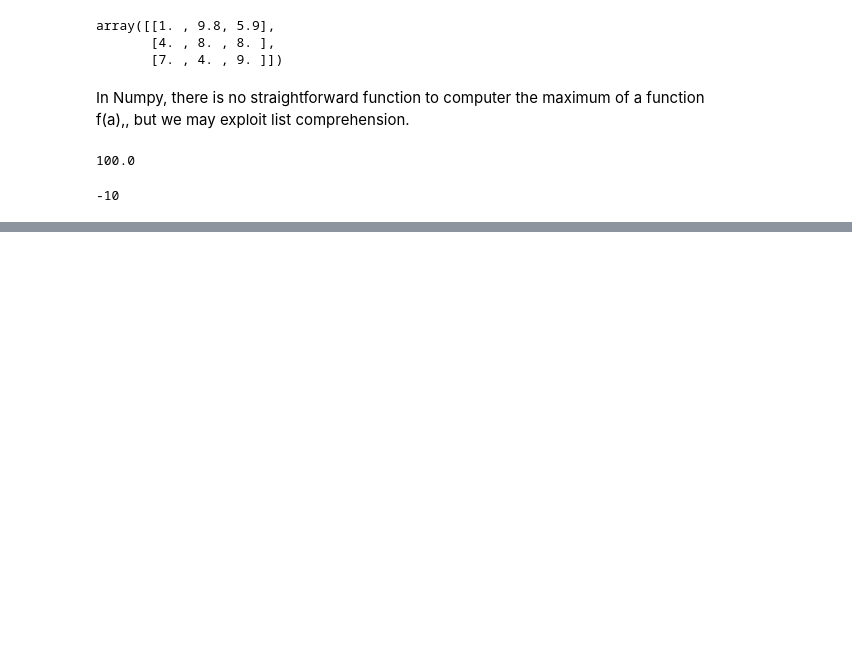
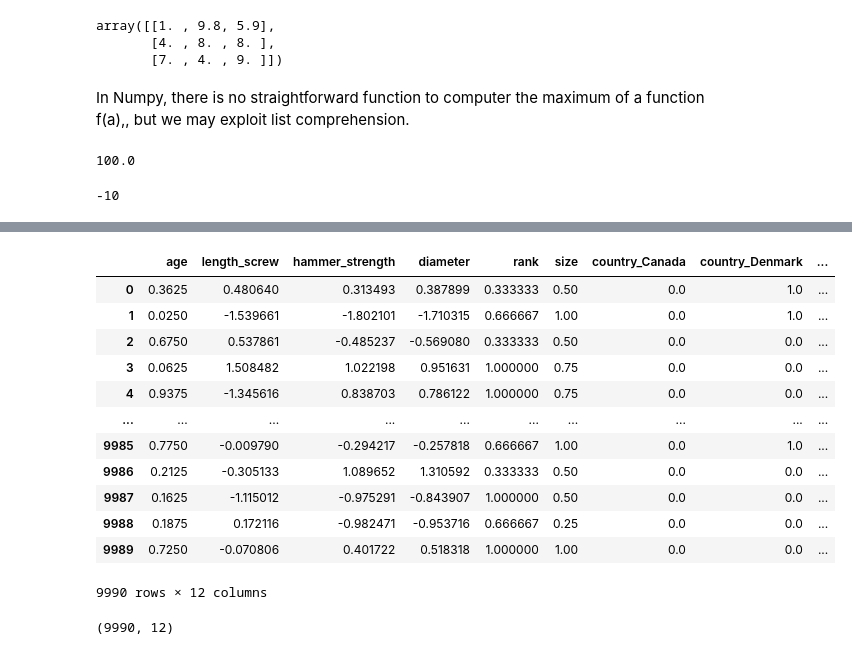
Before and after one commit to SandytheTraveller/ML-course-Labs, a Jupyter notebook: lecture_2.ipynb, the cells around one changed output, grey strips where cells are left out. Saved outputs shown, nothing was run; the diff lists cells and outputs as text; code cells hidden in the pictures; blank space fills up the shorter version.

```diff
--- a/lecture_2.ipynb
+++ b/lecture_2.ipynb
@@ -161,0 +618,8 @@ S[np.argmax([f(a) for a in S])]
+# %%
+imp_scaler = Pipeline(
+    [
+        ('pipe1_si', SimpleImputer(strategy='mean')),
+        ('pipe1_scaler', StandardScaler())
+    ]
+)
+imp_scaler.fit_transform(playground[['length_screw', 'hammer_strength']])
@@ -161,0 +644,15 @@ S[np.argmax([f(a) for a in S])]
+# %%
+imp_ordinal = Pipeline(
+    [
+        ('pipe2_si', SimpleImputer(strategy='most_frequent')),
+        ('pipe2_ordinal', OrdinalEncoder(categories=[['S','M','L','XL','XXL']])),
+        ('pipe2_mm', MinMaxScaler())
+    ]
+)
+
+imp_ordinal2 = Pipeline(
+    [
+        ('pipe3_ordinal', OrdinalEncoder(categories=[['bad','medium','good','perfect']])),
+        ('pipe3_mm', MinMaxScaler())
+    ]
+)
@@ -161,0 +666,3 @@ S[np.argmax([f(a) for a in S])]
+# %%
+playground = pd.read_csv('data/playground.csv').dropna(thresh=6000, axis=1).dropna(axis=0, how='all')
+playground
@@ -161,0 +683,34 @@ S[np.argmax([f(a) for a in S])]
+# %%
+playground_tf = ColumnTransformer(
+    transformers=[
+        ('age', MinMaxScaler(), ['age']),
+        ('imp_std', imp_scaler, ['length_screw', 'hammer_strength']),
+        ('diam_std', StandardScaler(), ['diameter']),
+        ('rank', imp_ordinal2, ['rank']),
+        ('imp_ord', imp_ordinal, ['size']),
+        ('country_hot', OneHotEncoder(drop='first', categories='auto'), ['country'])
+    ],
+    verbose_feature_names_out=False
+)
+# %%
+playground_tf.fit(playground)
+new_playground = pd.DataFrame(playground_tf.transform(playground), columns=playground_tf.get_feature_names_out())
+new_playground
+# %% [output]
+|  | age | length_screw | hammer_strength | diameter | rank | size | country_Canada | country_Denmark | ... |
+| 0 | 0.3625 | 0.480640 | 0.313493 | 0.387899 | 0.333333 | 0.50 | 0.0 | 1.0 | ... |
+| 1 | 0.0250 | -1.539661 | -1.802101 | -1.710315 | 0.666667 | 1.00 | 0.0 | 1.0 | ... |
+| 2 | 0.6750 | 0.537861 | -0.485237 | -0.569080 | 0.333333 | 0.50 | 0.0 | 0.0 | ... |
+| 3 | 0.0625 | 1.508482 | 1.022198 | 0.951631 | 1.000000 | 0.75 | 0.0 | 0.0 | ... |
+| 4 | 0.9375 | -1.345616 | 0.838703 | 0.786122 | 1.000000 | 0.75 | 0.0 | 0.0 | ... |
+| ... | ... | ... | ... | ... | ... | ... | ... | ... | ... |
+| 9985 | 0.7750 | -0.009790 | -0.294217 | -0.257818 | 0.666667 | 1.00 | 0.0 | 1.0 | ... |
+| 9986 | 0.2125 | -0.305133 | 1.089652 | 1.310592 | 0.333333 | 0.50 | 0.0 | 0.0 | ... |
+| 9987 | 0.1625 | -1.115012 | -0.975291 | -0.843907 | 1.000000 | 0.50 | 0.0 | 0.0 | ... |
+| 9988 | 0.1875 | 0.172116 | -0.982471 | -0.953716 | 0.666667 | 0.25 | 0.0 | 0.0 | ... |
+| 9989 | 0.7250 | -0.070806 | 0.401722 | 0.518318 | 1.000000 | 1.00 | 0.0 | 0.0 | ... |
+9990 rows × 12 columns
+# %%
+new_playground.shape
+# %% [output]
+(9990, 12)
```
Also changed, not shown: parts of 71 cells of this notebook, 8 other files.
